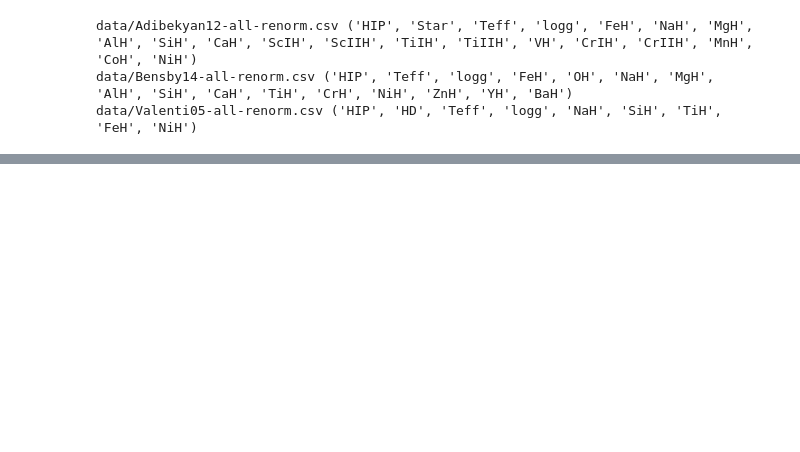
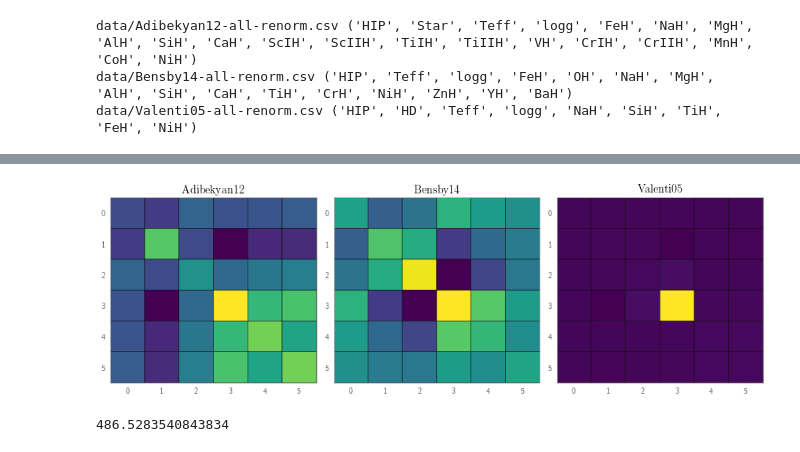
Before and after one commit to andycasey/uber-chemi-cal, a Jupyter notebook: hypatia-subset.ipynb, the cells around one changed output, grey strips where cells are left out. Saved outputs shown, nothing was run; the diff lists cells and outputs as text; code cells hidden in the pictures; blank space fills up the shorter version.

```diff
--- a/hypatia-subset.ipynb
+++ b/hypatia-subset.ipynb
@@ -122,8 +132,13 @@ data {
 mu = np.mean(y_full_rank.reshape((-1, D)), axis=0)
 scales = np.std(y_full_rank.reshape((-1, D)), axis=0)
 
-data = dict(N=N, M=M, D=D, scales=scales,
-            y=y_full_rank - mu, y_additive_variance=extra_variance)
+print("\mu: {}".format(mu))
+print("\sigma: {}".format(scales))
+
+# TODO: HANDLE THE SCALES PROPERLY
+data = dict(N=N, M=M, D=D, scales=np.ones(D),
+            y=(y_full_rank - mu)/scales,
+            y_additive_variance=extra_variance)
 
 op_kwds = dict(
     data=data,
@@ -133,5 +148,3 @@ op_kwds = dict(
     tol_rel_grad=1e3,
     tol_rel_obj=1e4
 )
-
-p_opt = model.optimizing(**op_kwds)
@@ -140,0 +264,31 @@ p_opt = model.optimizing(**op_kwds)
+# %%
+# Plot the theta coefficients for each survey.
+fig, axes = plt.subplots(1, M, figsize=(4 * M, 4))
+
+theta = p_opt["theta"]
+
+kwds = dict(cmap="viridis", edgecolors="#000000", linewidths=0.5,
+            vmin=np.min(theta), vmax=np.max(theta))
+
+for m, ax in enumerate(axes):
+    theta = p_opt["theta"][m]
+    ax.pcolor(theta[m].T, **kwds)
+
+    survey_reference = survey_data_paths[m].split("/")[1].split("-")[0]
+    ax.set_title(r"\textrm{{{0}}}".format(survey_reference))
+    ax.set_xticks(0.5 + np.arange(D))
+    ax.set_yticks(0.5 + np.arange(D))
+    ax.set_xticklabels(range(D))
+    ax.set_yticklabels(range(D))
+
+    ax.set_ylim(ax.get_ylim()[::-1])
+
+fig.tight_layout()
+# %% [output]
+[figure, added]
+# %%
+np.diag(p_opt["theta"][2]).max()
+#print(label_names)
+#vmax
+# %% [output]
+486.5283540843834
```
Also changed, not shown: parts of 12 cells of this notebook, 4 other files.
